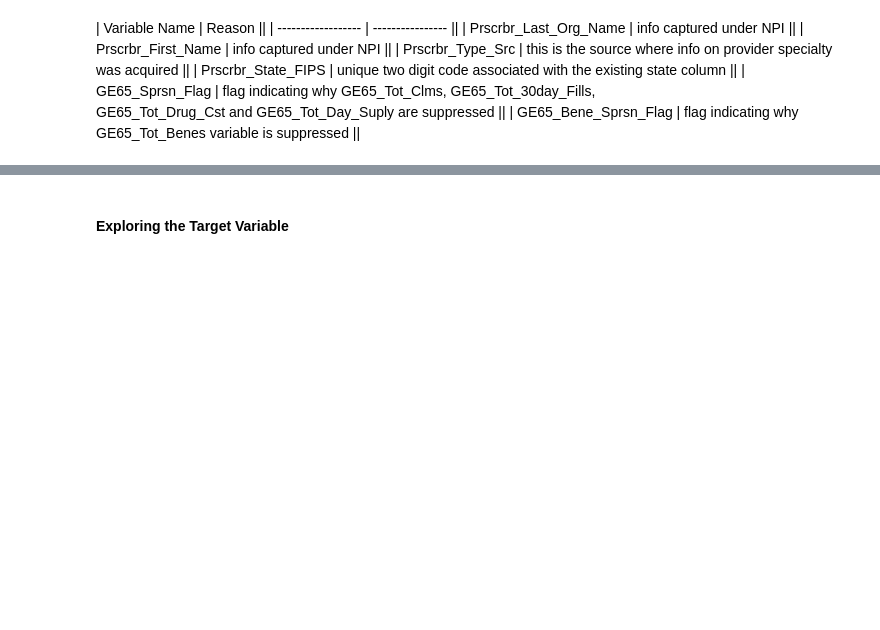
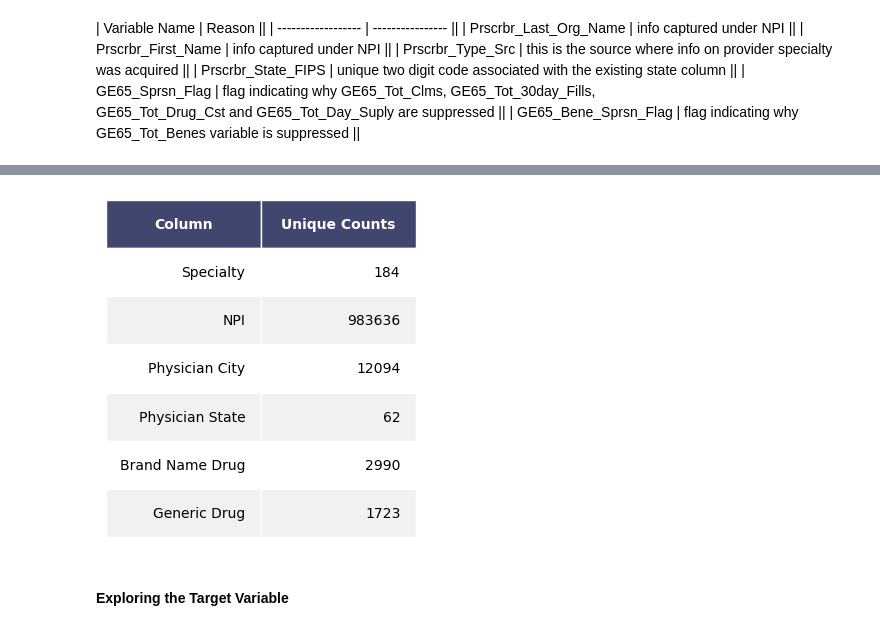
Before and after one commit to fabulenc/CMS-Medicare-Provider-Specialty-ML-Project, a Jupyter notebook: src/DATA1030 Project.ipynb, the cells around one changed output, grey strips where cells are left out. Saved outputs shown, nothing was run; the diff lists cells and outputs as text; code cells hidden in the pictures; blank space fills up the shorter version.

```diff
--- a/src/DATA1030 Project.ipynb
+++ b/src/DATA1030 Project.ipynb
@@ -133,0 +141,21 @@ df = df.drop(columns=['Prscrbr_Last_Org_Name',
+# %%
+uniqueSpecialtyCount = len(df.Prscrbr_Type.unique())
+uniqueNPICount = len(df.Prscrbr_NPI.unique())
+uniqueBrndNameCount = len(df.Brnd_Name.unique())
+uniqueGnrcNameCount = len(df.Gnrc_Name.unique())
+uniqueCityCount = len(df.Prscrbr_City.unique())
+uniqueStateCount = len(df.Prscrbr_State_Abrvtn.unique())
+
+Vals = [uniqueSpecialtyCount,
+        uniqueNPICount,
+        uniqueCityCount,
+        uniqueStateCount,
+        uniqueBrndNameCount,
+        uniqueGnrcNameCount]
+
+Cols = ["Specialty", "NPI", "Physician City", "Physician State", "Brand Name Drug", "Generic Drug"]
+
+uniqueDf = pd.DataFrame([Cols, Vals]).T
+uniqueDf.columns =['Column', 'Unique Counts']
+# %%
+uniqueDf.set_index('Column')
@@ -134,3 +171,29 @@ df = df.drop(columns=['Prscrbr_Last_Org_Name',
+# %%
+def render_mpl_table(data, col_width=3.0, row_height=0.625, font_size=10,
+                     header_color='#40466e', row_colors=['#f1f1f2', 'w'], edge_color='w',
+                     bbox=[0, 0, 1, 1], header_columns=0,
+                     ax=None, **kwargs):
+    if ax is None:
+        size = (np.array(data.shape[::-1]) + np.array([0, 1])) * np.array([col_width, row_height])
+        fig, ax = plt.subplots(figsize=size)
+        ax.axis('off')
+    mpl_table = ax.table(cellText=data.values, bbox=bbox, colLabels=data.columns, **kwargs)
+    mpl_table.auto_set_font_size(False)
+    mpl_table.set_fontsize(font_size)
+
+    for k, cell in mpl_table._cells.items():
+        cell.set_edgecolor(edge_color)
+        if k[0] == 0 or k[1] < header_columns:
+            cell.set_text_props(weight='bold', color='w')
+            cell.set_facecolor(header_color)
+        else:
+            cell.set_facecolor(row_colors[k[0]%len(row_colors) ])
+    return ax.get_figure(), ax
+
+fig,ax = render_mpl_table(uniqueDf, header_columns=0, col_width=2.0)
+fig.savefig("Table 1 - Unique Counts of Categorical Features.png", dpi = 1200)
+# %% [output]
+[figure, added]
 # %% [markdown]
 #### Exploring the Target Variable
 # %% [markdown]
```
Also changed, not shown: parts of 82 cells of this notebook, 25 other files.
